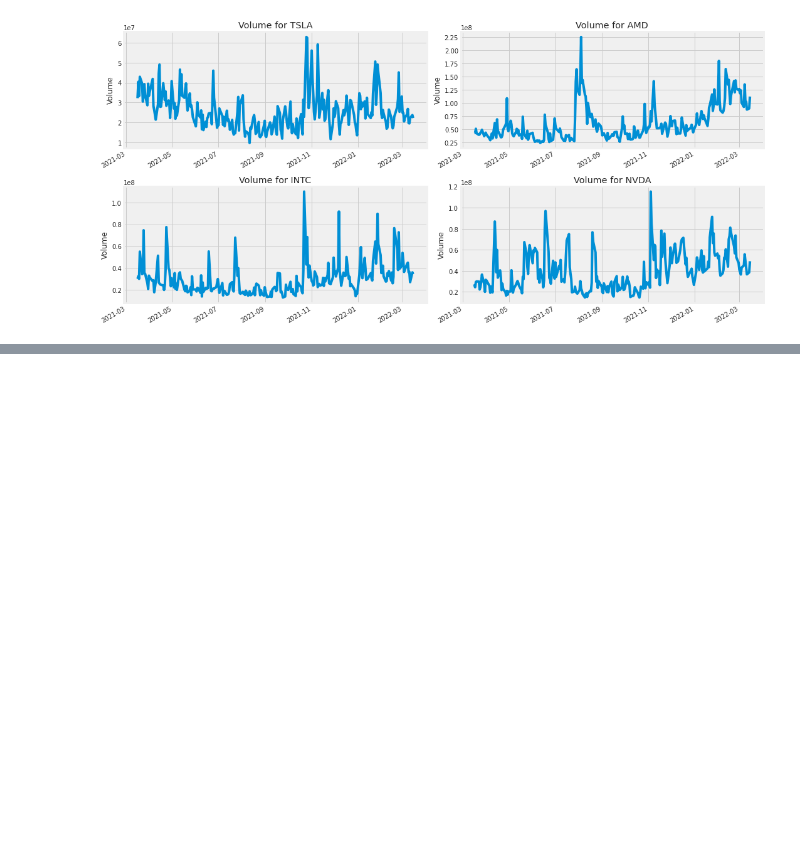
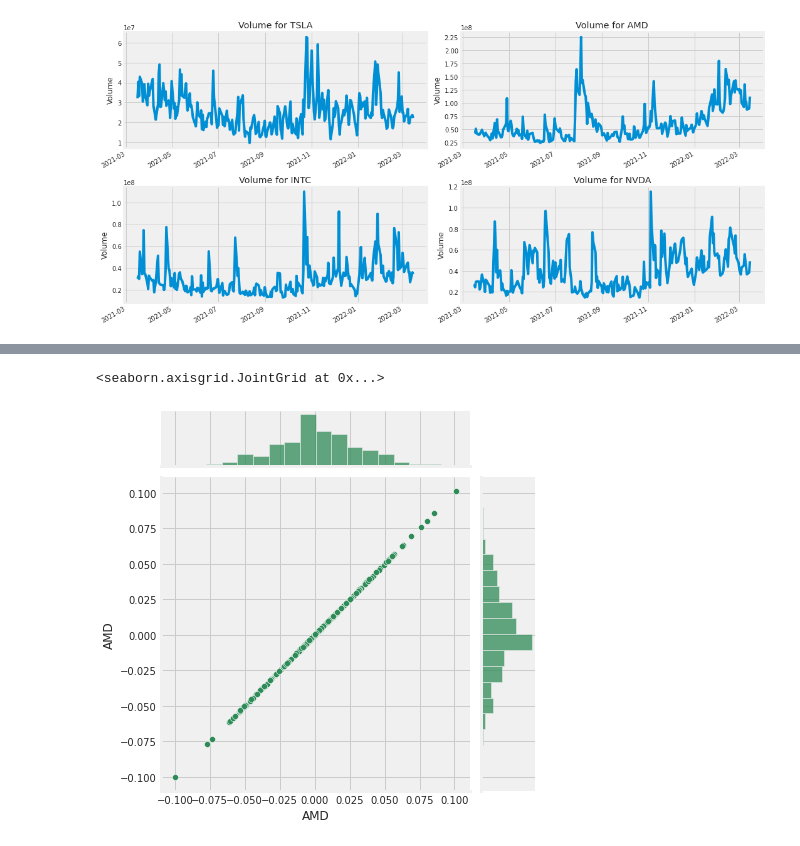
Before and after one commit to CID007/Tensorflow-practice, a Jupyter notebook: Time_series_stock_market.ipynb, the cells around one changed output, grey strips where cells are left out. Saved outputs shown, nothing was run; the diff lists cells and outputs as text; code cells hidden in the pictures; blank space fills up the shorter version.

```diff
--- a/Time_series_stock_market.ipynb
+++ b/Time_series_stock_market.ipynb
@@ -241,0 +266,8 @@ RemoteDataError: ignored
+# %%
+import pandas
+from pandas_datareader import data as pdr
+import yfinance as yfin
+yfin.pdr_override()
+
+closing_df = pdr.get_data_yahoo(tech_list, start=start, end=end)['Adj Close']
+closing_df.head()
@@ -241,0 +283,3 @@ RemoteDataError: ignored
+# %%
+tech_rets = closing_df.pct_change()
+tech_rets.head()
@@ -241,0 +294,7 @@ RemoteDataError: ignored
+# %%
+# Compare daily percentage return of two stocks to check how they are correlated.
+#Comparing a stock with itself will show a perfectly linear relation ship.
+sns.jointplot(x="AMD", y="AMD",data=tech_rets, kind='scatter', color='seagreen' )
+# %% [output]
+<seaborn.axisgrid.JointGrid at 0x...>
+[figure, added]
```
Also changed, not shown: parts of 32 cells of this notebook.
